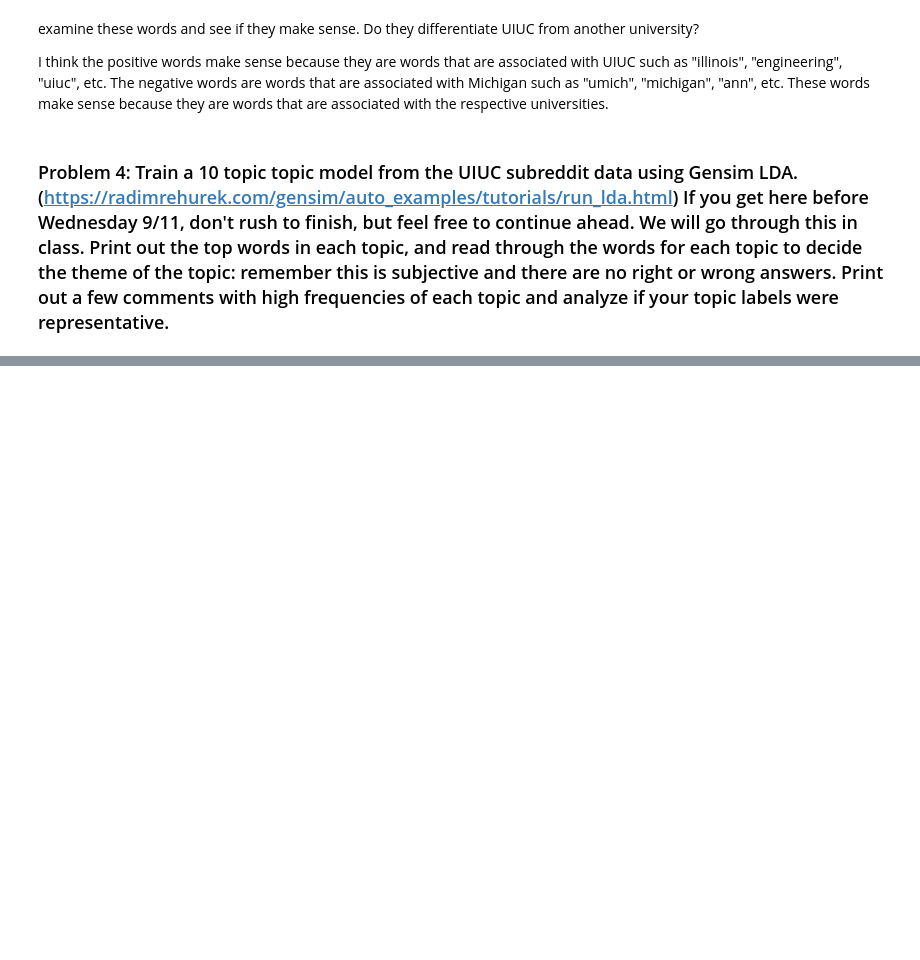
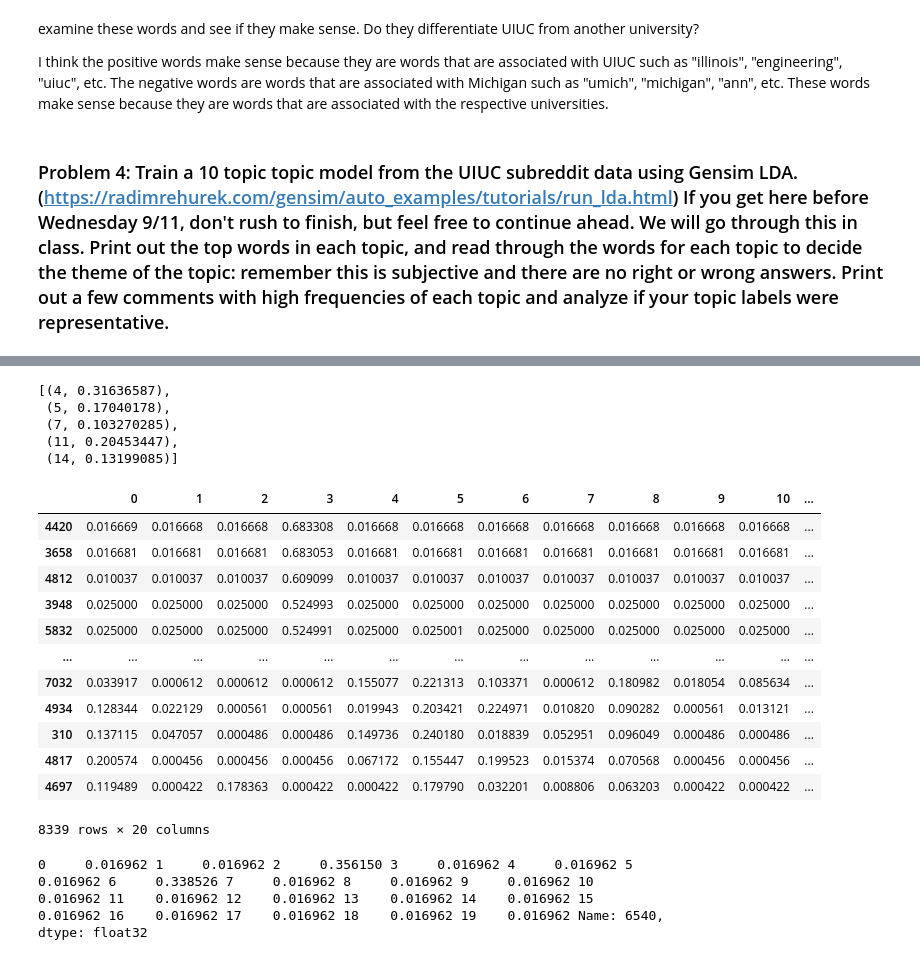
Before and after one commit to jillyketchum/project1-counting-words, a Jupyter notebook: project1.ipynb, the cells around one changed output, grey strips where cells are left out. Drawn from its saved outputs; the diff is of its cells as text; code cells hidden in the pictures; blank space fills up the shorter version.

```diff
--- a/project1.ipynb
+++ b/project1.ipynb
@@ -387,0 +405,15 @@ I think the positive words make sense because they are words that are associated
+# %%
+
+#train a lda topic model with gensim
+from gensim import corpora
+from gensim.models import LdaModel
+from gensim.matutils import Sparse2Corpus
+
+# Define the variable X
+X = bag_of_words
+
+#convert bow X into a gensim corpus
+corpus = Sparse2Corpus(X, documents_columns=False)
+
+# Step 3: Create a dictionary from the vectorizer's vocabulary
+id2word = dict((v, k) for k, v in vectorizer.vocabulary_.items())
@@ -387,0 +424,6 @@ I think the positive words make sense because they are words that are associated
+# %%
+#train the lda model
+lda_model = LdaModel(corpus=corpus, id2word=id2word, num_topics=20)
+
+#show the topics
+lda_model.print_topics()
@@ -387,0 +450,47 @@ I think the positive words make sense because they are words that are associated
+# %%
+#check the topic distribution of a single review
+lda_model.get_document_topics(corpus[30])
+# %% [output]
+[(4, 0.31636587),
+ (5, 0.17040178),
+ (7, 0.103270285),
+ (11, 0.20453447),
+ (14, 0.13199085)]
+# %%
+models=lda_model.get_document_topics(corpus, minimum_probability=0)
+# %%
+rows=[]
+for i in range(len(models)):
+    row=[]
+    for m in models[i]:
+        row.append(m[1])
+    rows.append(row)
+
+topic_df=pd.DataFrame(rows)
+# %%
+
+topic_df.sort_values(3, ascending=False)
+# %% [output]
+|  | 0 | 1 | 2 | 3 | 4 | 5 | 6 | 7 | 8 | 9 | 10 | ... |
+| 4420 | 0.016669 | 0.016668 | 0.016668 | 0.683308 | 0.016668 | 0.016668 | 0.016668 | 0.016668 | 0.016668 | 0.016668 | 0.016668 | ... |
+| 3658 | 0.016681 | 0.016681 | 0.016681 | 0.683053 | 0.016681 | 0.016681 | 0.016681 | 0.016681 | 0.016681 | 0.016681 | 0.016681 | ... |
+| 4812 | 0.010037 | 0.010037 | 0.010037 | 0.609099 | 0.010037 | 0.010037 | 0.010037 | 0.010037 | 0.010037 | 0.010037 | 0.010037 | ... |
+| 3948 | 0.025000 | 0.025000 | 0.025000 | 0.524993 | 0.025000 | 0.025000 | 0.025000 | 0.025000 | 0.025000 | 0.025000 | 0.025000 | ... |
+| 5832 | 0.025000 | 0.025000 | 0.025000 | 0.524991 | 0.025000 | 0.025001 | 0.025000 | 0.025000 | 0.025000 | 0.025000 | 0.025000 | ... |
+| ... | ... | ... | ... | ... | ... | ... | ... | ... | ... | ... | ... | ... |
+| 7032 | 0.033917 | 0.000612 | 0.000612 | 0.000612 | 0.155077 | 0.221313 | 0.103371 | 0.000612 | 0.180982 | 0.018054 | 0.085634 | ... |
+| 4934 | 0.128344 | 0.022129 | 0.000561 | 0.000561 | 0.019943 | 0.203421 | 0.224971 | 0.010820 | 0.090282 | 0.000561 | 0.013121 | ... |
+| 310 | 0.137115 | 0.047057 | 0.000486 | 0.000486 | 0.149736 | 0.240180 | 0.018839 | 0.052951 | 0.096049 | 0.000486 | 0.000486 | ... |
+| 4817 | 0.200574 | 0.000456 | 0.000456 | 0.000456 | 0.067172 | 0.155447 | 0.199523 | 0.015374 | 0.070568 | 0.000456 | 0.000456 | ... |
+| 4697 | 0.119489 | 0.000422 | 0.178363 | 0.000422 | 0.000422 | 0.179790 | 0.032201 | 0.008806 | 0.063203 | 0.000422 | 0.000422 | ... |
+8339 rows × 20 columns
+# %%
+toprint = topic_df.iloc[6540]
+wrapped_string = textwrap.fill(str(toprint), width=80)
+print(wrapped_string)
+# %% [output]
+0     0.016962 1     0.016962 2     0.356150 3     0.016962 4     0.016962 5
+0.016962 6     0.338526 7     0.016962 8     0.016962 9     0.016962 10
+0.016962 11    0.016962 12    0.016962 13    0.016962 14    0.016962 15
+0.016962 16    0.016962 17    0.016962 18    0.016962 19    0.016962 Name: 6540,
+dtype: float32
```
Also changed, not shown: parts of 7 cells of this notebook.
